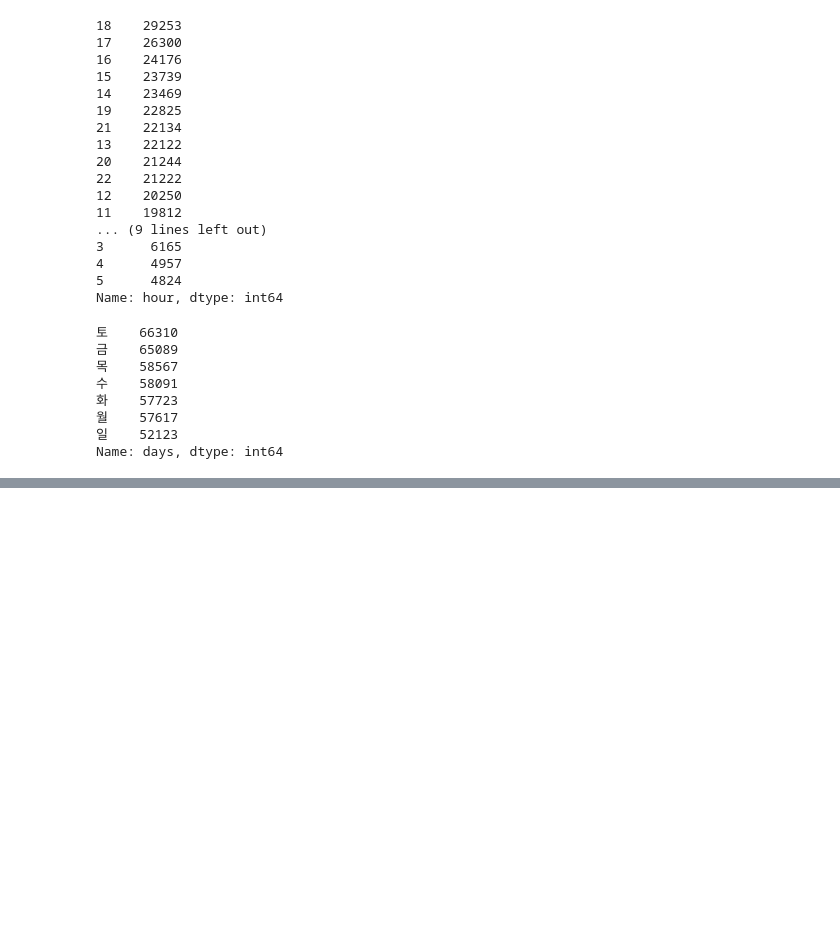
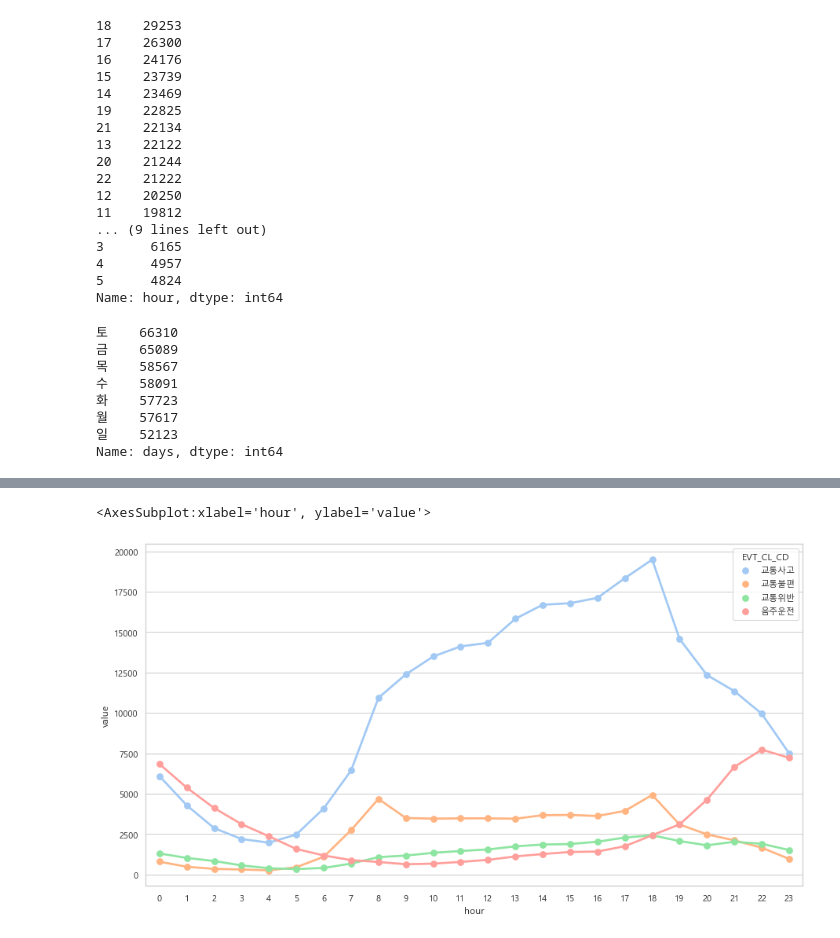
Before and after one commit to C0DE-SAGE/Data-Analysis-Competition, a Jupyter notebook: analyze.ipynb, the cells around one changed output, grey strips where cells are left out. Drawn from its saved outputs; the diff is of its cells as text; code cells hidden in the pictures; blank space fills up the shorter version.

```diff
--- a/analyze.ipynb
+++ b/analyze.ipynb
@@ -193,0 +207,8 @@ Name: days, dtype: int64
+# %%
+ct = pd.crosstab(index=df.hour, columns=df.EVT_CL_CD)
+stacked = ct.stack().reset_index().rename(columns={0:'value'})
+stacked.loc[stacked['EVT_CL_CD'] == 401, 'EVT_CL_CD'] = '교통사고'
+stacked.loc[stacked['EVT_CL_CD'] == 402, 'EVT_CL_CD'] = '교통불편'
+stacked.loc[stacked['EVT_CL_CD'] == 403, 'EVT_CL_CD'] = '교통위반'
+stacked.loc[stacked['EVT_CL_CD'] == 406, 'EVT_CL_CD'] = '음주운전'
+stacked
@@ -193,0 +229,5 @@ Name: days, dtype: int64
+# %%
+sns.pointplot(x=stacked.hour, y=stacked.value, hue=stacked.EVT_CL_CD, palette='pastel')
+# %% [output]
+<AxesSubplot:xlabel='hour', ylabel='value'>
+[figure, added]
```
Also changed, not shown: parts of 13 cells of this notebook, 4 other files.
